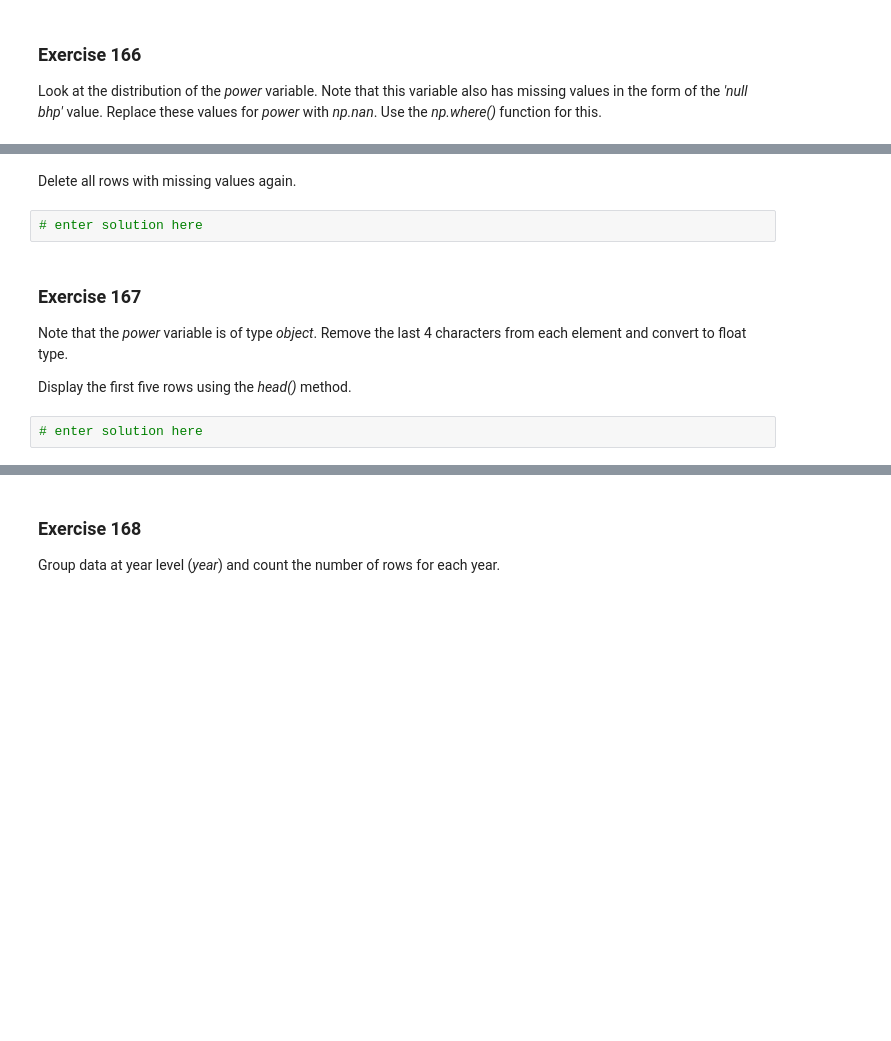
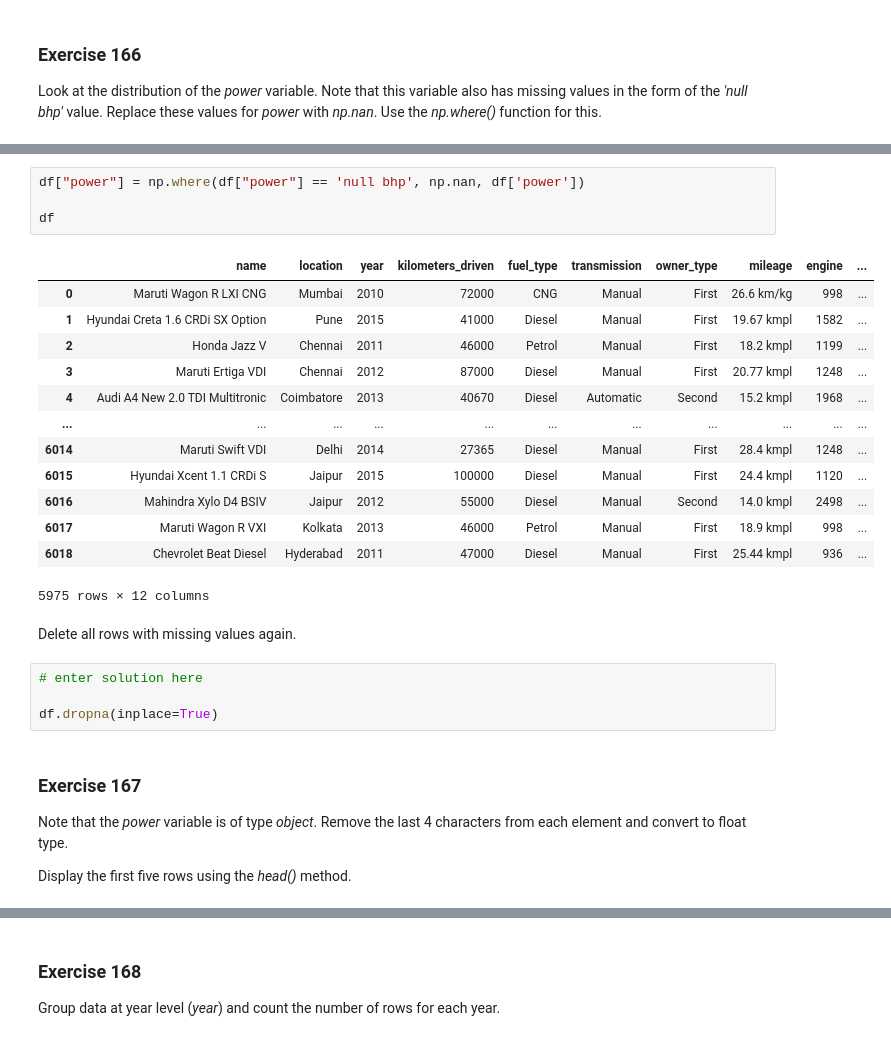
Before and after one commit to ZoanHy/250_Exercises_DS_Bootcamp, a Jupyter notebook: 161_170_exercises.ipynb, the cells around one changed output, grey strips where cells are left out. Saved outputs shown, nothing was run; the diff lists cells and outputs as text; blank space fills up the shorter version.

```diff
--- a/161_170_exercises.ipynb
+++ b/161_170_exercises.ipynb
@@ -86,11 +270,29 @@ Look at the distribution of the _power_ variable. Note that this variable also h
+# %%
+df["power"] = np.where(df["power"] == 'null bhp', np.nan, df['power'])
+
+df
+# %% [output]
+|  | name | location | year | kilometers_driven | fuel_type | transmission | owner_type | mileage | engine | ... |
+| 0 | Maruti Wagon R LXI CNG | Mumbai | 2010 | 72000 | CNG | Manual | First | 26.6 km/kg | 998 | ... |
+| 1 | Hyundai Creta 1.6 CRDi SX Option | Pune | 2015 | 41000 | Diesel | Manual | First | 19.67 kmpl | 1582 | ... |
+| 2 | Honda Jazz V | Chennai | 2011 | 46000 | Petrol | Manual | First | 18.2 kmpl | 1199 | ... |
+| 3 | Maruti Ertiga VDI | Chennai | 2012 | 87000 | Diesel | Manual | First | 20.77 kmpl | 1248 | ... |
+| 4 | Audi A4 New 2.0 TDI Multitronic | Coimbatore | 2013 | 40670 | Diesel | Automatic | Second | 15.2 kmpl | 1968 | ... |
+| ... | ... | ... | ... | ... | ... | ... | ... | ... | ... | ... |
+| 6014 | Maruti Swift VDI | Delhi | 2014 | 27365 | Diesel | Manual | First | 28.4 kmpl | 1248 | ... |
+| 6015 | Hyundai Xcent 1.1 CRDi S | Jaipur | 2015 | 100000 | Diesel | Manual | First | 24.4 kmpl | 1120 | ... |
+| 6016 | Mahindra Xylo D4 BSIV | Jaipur | 2012 | 55000 | Diesel | Manual | Second | 14.0 kmpl | 2498 | ... |
+| 6017 | Maruti Wagon R VXI | Kolkata | 2013 | 46000 | Petrol | Manual | First | 18.9 kmpl | 998 | ... |
+| 6018 | Chevrolet Beat Diesel | Hyderabad | 2011 | 47000 | Diesel | Manual | First | 25.44 kmpl | 936 | ... |
+5975 rows × 12 columns
 # %% [markdown]
 Delete all rows with missing values again.
 # %%
 # enter solution here
+
+df.dropna(inplace=True)
 # %% [markdown]
 ### <a name='7'></a> Exercise 167
 Note that the _power_ variable is of type _object_. Remove the last 4 characters from each element and convert to float type.
 
 Display the first five rows using the _head()_ method.
-# %%
-# enter solution here
```
Also changed, not shown: parts of 23 cells of this notebook, 1 other file.
